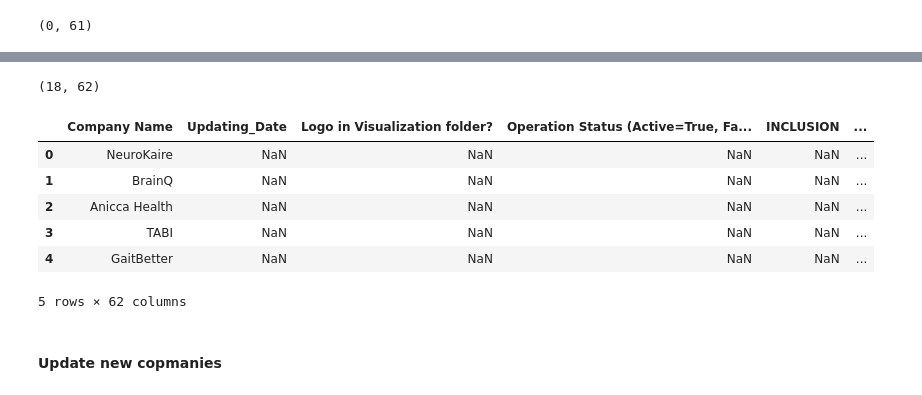
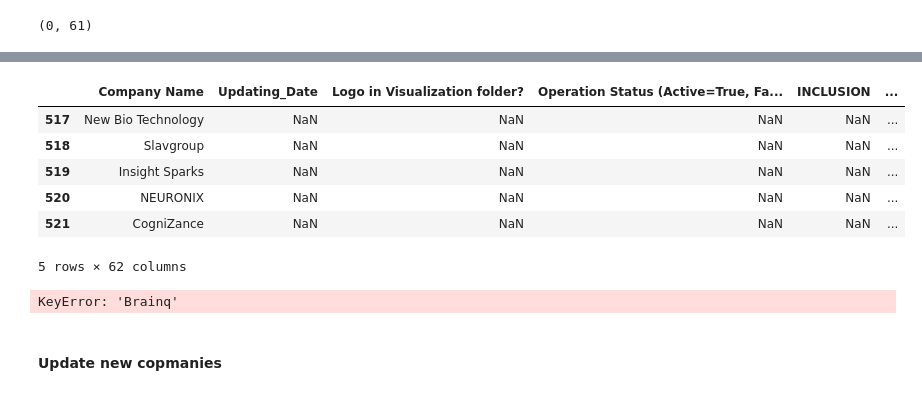
Before and after one commit to yegermaster/NeuroFinder_Update_Tool, a Jupyter notebook: notebook.ipynb, the cells around one changed output, grey strips where cells are left out. Drawn from its saved outputs; the diff is of its cells as text; code cells hidden in the pictures.

Commit message:
merging and searching works

```diff
--- a/notebook.ipynb
+++ b/notebook.ipynb
@@ -282,18 +254,16 @@ cb_path = "jan25\crunchbase search.csv"
-# %%
-# Let's start the search prcoess with the crunchbase file path and data_type as "cb"
-db_handler.start_searching_process(file_path=cb_path, data_type="cb")
-db_handler.new_companies_db.shape # Lets check the new copmanies data base shape
-# %% [output]
-(18, 62)
 # %%
-db_handler.new_companies_db.head()
+db_handler.new_companies_db.tail()
 # %% [output]
 |  | Company Name | Updating_Date | Logo in Visualization folder? | Operation Status (Active=True, Fa... | INCLUSION | ... |
-| 0 | NeuroKaire | NaN | NaN | NaN | NaN | ... |
-| 1 | BrainQ | NaN | NaN | NaN | NaN | ... |
-| 2 | Anicca Health | NaN | NaN | NaN | NaN | ... |
-| 3 | TABI | NaN | NaN | NaN | NaN | ... |
-| 4 | GaitBetter | NaN | NaN | NaN | NaN | ... |
+| 517 | New Bio Technology | NaN | NaN | NaN | NaN | ... |
+| 518 | Slavgroup | NaN | NaN | NaN | NaN | ... |
+| 519 | Insight Sparks | NaN | NaN | NaN | NaN | ... |
+| 520 | NEURONIX | NaN | NaN | NaN | NaN | ... |
+| 521 | CogniZance | NaN | NaN | NaN | NaN | ... |
 5 rows × 62 columns
+# %%
+db_handler.new_companies_d
+# %% [output]
+KeyError: 'Brainq'
 # %% [markdown]
 #### Update new copmanies
```
Also changed, not shown: parts of 10 cells of this notebook, 1 other file.
